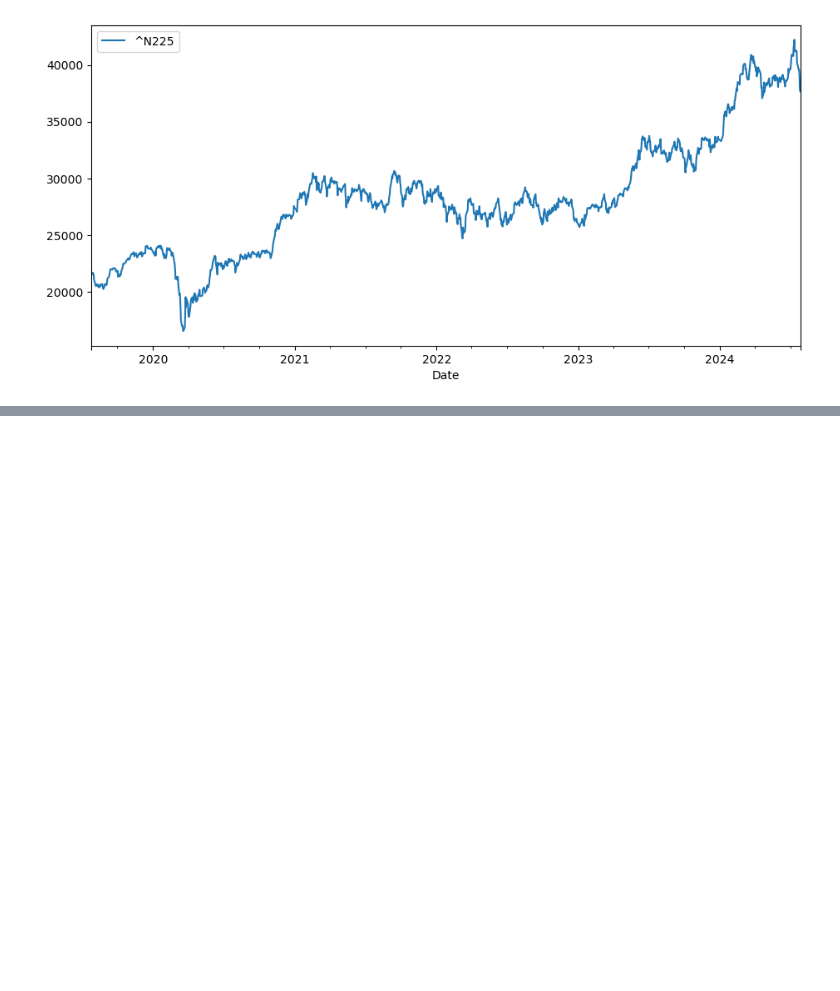
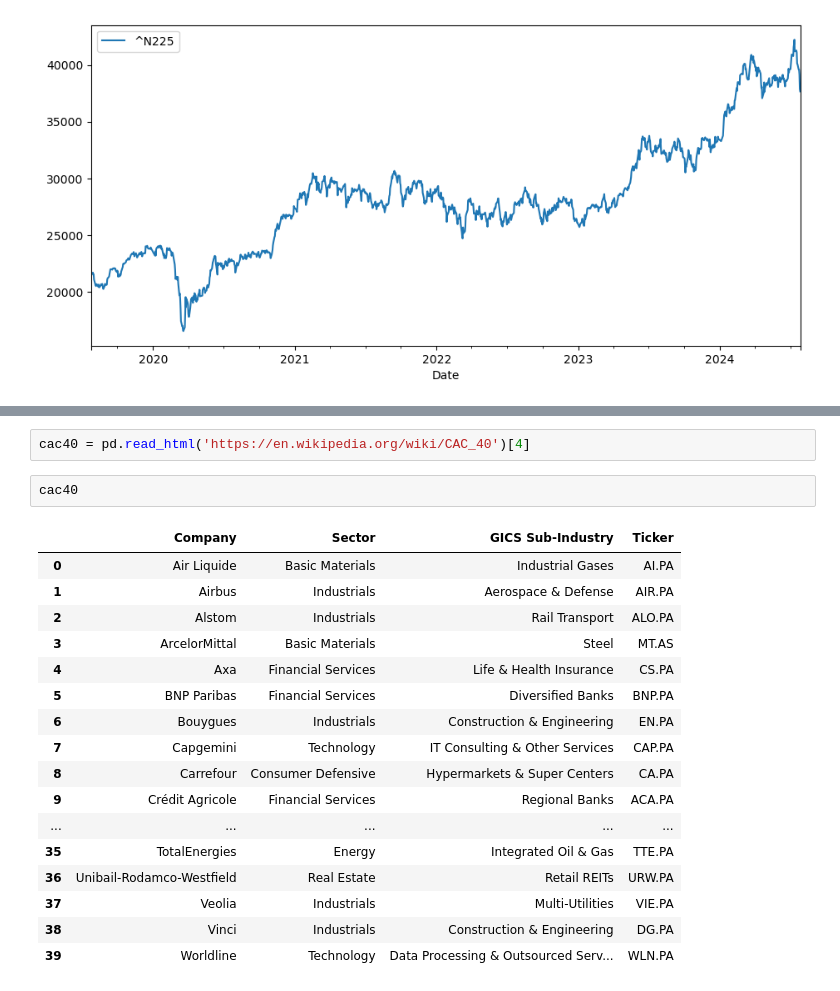
Before and after one commit to christianatanasov/algodisco, a Jupyter notebook: finance/index.ipynb, the cells around one changed output, grey strips where cells are left out. Saved outputs shown, nothing was run; the diff lists cells and outputs as text; blank space fills up the shorter version.

```diff
--- a/finance/index.ipynb
+++ b/finance/index.ipynb
@@ -123,0 +134,22 @@ plt.plot()
+# %%
+cac40 = pd.read_html('https://en.wikipedia.org/wiki/CAC_40')[4]
+# %%
+cac40
+# %% [output]
+|  | Company | Sector | GICS Sub-Industry | Ticker |
+| 0 | Air Liquide | Basic Materials | Industrial Gases | AI.PA |
+| 1 | Airbus | Industrials | Aerospace & Defense | AIR.PA |
+| 2 | Alstom | Industrials | Rail Transport | ALO.PA |
+| 3 | ArcelorMittal | Basic Materials | Steel | MT.AS |
+| 4 | Axa | Financial Services | Life & Health Insurance | CS.PA |
+| 5 | BNP Paribas | Financial Services | Diversified Banks | BNP.PA |
+| 6 | Bouygues | Industrials | Construction & Engineering | EN.PA |
+| 7 | Capgemini | Technology | IT Consulting & Other Services | CAP.PA |
+| 8 | Carrefour | Consumer Defensive | Hypermarkets & Super Centers | CA.PA |
+| 9 | Crédit Agricole | Financial Services | Regional Banks | ACA.PA |
+| ... | ... | ... | ... | ... |
+| 35 | TotalEnergies | Energy | Integrated Oil & Gas | TTE.PA |
+| 36 | Unibail-Rodamco-Westfield | Real Estate | Retail REITs | URW.PA |
+| 37 | Veolia | Industrials | Multi-Utilities | VIE.PA |
+| 38 | Vinci | Industrials | Construction & Engineering | DG.PA |
+| 39 | Worldline | Technology | Data Processing & Outsourced Serv... | WLN.PA |
```
Also changed, not shown: parts of 8 cells of this notebook, 4 other files.
